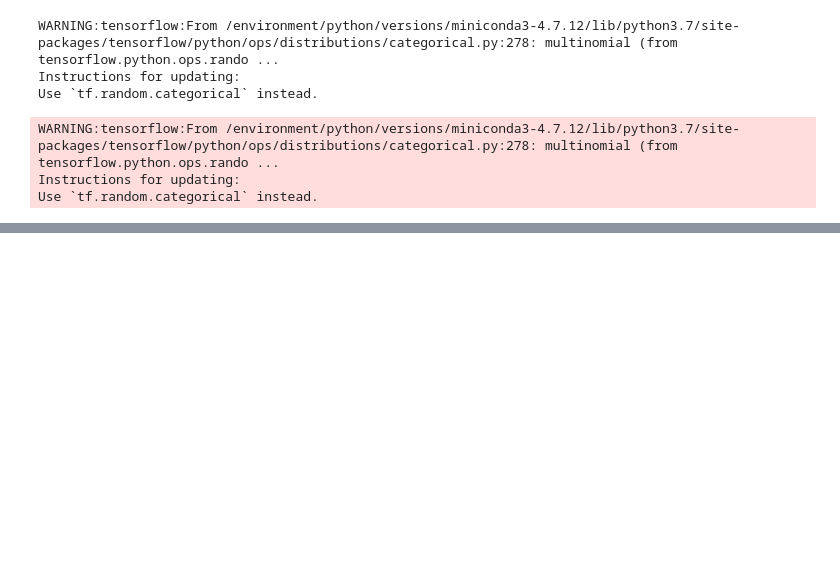
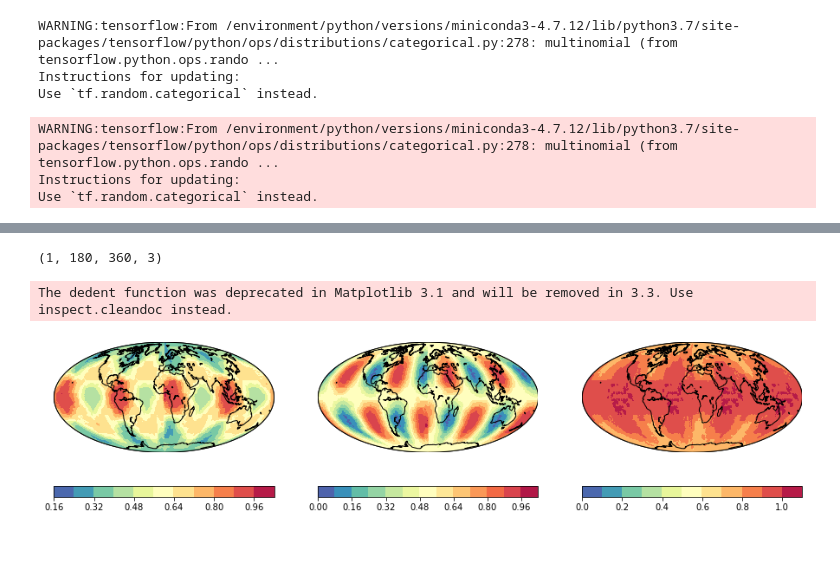
Before and after one commit to yezy17/DIDA_VQ-VAE, a Jupyter notebook: VQVAE_withPixelCNN.ipynb, the cells around one changed output, grey strips where cells are left out. Cells and saved outputs as stored; diff of their text form; code cells hidden in the pictures; blank space fills up the shorter version.

Commit message:
muti sample

```diff
--- a/VQVAE_withPixelCNN.ipynb
+++ b/VQVAE_withPixelCNN.ipynb
@@ -775,34 +780,50 @@ array([3, 3, 3, 3, 3])
 # %%
-rows = ['gt','rec']
-lons = np.arange(0, 360, 360/field.shape[2])
-lats = np.arange(-90,90, 181/field.shape[1])
-fig, axes = plt.subplots(len(rows), len(var_list), figsize=(12,4))
-fig.subplots_adjust(left=0., right=1., bottom=0., top=0.9)
+def recons_sample_single(model, z, item):
+    x = z[item:item+1]
+    recons = model.predict(x)
+    recons = np.argmax(recons, axis=-1)
+    return recons
 
-item = int(np.random.rand()*field_test.shape[0])
-item = 834
-print(item)
-for n_col, str_row in enumerate(var_list):
-    m = Basemap(projection='moll', llcrnrlat=-90, urcrnrlat=90,\
-                llcrnrlon=0, urcrnrlon=360, resolution='c', lon_0=0, ax=axes[0, n_col])
-    m.drawcoastlines()
-    m.drawmapboundary()
-    value_cyclic, lons_cyclic = addcyclic(field_test[item, :, :, n_col], lons)
-    value_cyclic, lons_cyclic = shiftgrid(180., value_cyclic, lons_cyclic, start=False)
-    lon2d, lat2d = np.meshgrid(lons_cyclic, lats)
-    x, y = m(lon2d, lat2d)
-    cs = m.contourf(x, y, value_cyclic, 11, cmap=plt.cm.Spectral_r)
-    cbar = plt.colorbar(cs, orientation='horizontal', shrink=1, ax=axes[0, n_col])
+def pixel_generate(X):
+    """sample from the PixelCNN prior, pixel by pixel"""
+    global prior_sampler
+    for i in range(X.shape[1]):
+        for j in range(X.shape[2]):
+#             if j % 2 == 1:
+#                 sampled = prior_sampler.predict(X)
+#                 X[:, i, j] = sampled[:, i, j]
+            sampled = prior_sampler.predict(X)
+            X[:, i, j] = sampled[:, i, j]
+    return X
 
-rec_field, rec_case = vq_vae.predict(field_test[item:item+1])
-for n_col, str_row in enumerate(var_list):
-    m = Basemap(projection='moll', llcrnrlat=-90, urcrnrlat=90,\
-                llcrnrlon=0, urcrnrlon=360, resolution='c', lon_0=0, ax=axes[1, n_col])
-    m.drawcoastlines()
-    m.drawmapboundary()
-    value_cyclic, lons_cyclic = addcyclic(rec_field[0, :, :, n_col], lons)
-    value_cyclic, lons_cyclic = shiftgrid(180., value_cyclic, lons_cyclic, start=False)
-    lon2d, lat2d = np.meshgrid(lons_cyclic, lats)
-    x, y = m(lon2d, lat2d)
-    cs = m.contourf(x, y, value_cyclic, 11, cmap=plt.cm.Spectral_r)
-    cbar = plt.colorbar(cs, orientation='horizontal', shrink=1, ax=axes[1, n_col])
+
+def generate_muti(prior, codes_sampler, item):
+    """Generate random images by sampling codes from the given prior"""
+    indices = recons_sample_single(pixelcnn_prior, z_test, item)
+#     indices = pixel_generate(indices)
+    zq = codes_sampler(indices)
+    generated = decoder.predict(zq, steps=1)
+    print(generated.shape)
+
+    fig, axes = plt.subplots(1, len(var_list), figsize=(12,4))
+    fig.subplots_adjust(left=0., right=1., bottom=0., top=0.9)
+
+    # item = int(np.random.rand()*field_test.shape[0])
+    for n_col, str_row in enumerate(var_list):
+        m = Basemap(projection='moll', llcrnrlat=-90, urcrnrlat=90,\
+                    llcrnrlon=0, urcrnrlon=360, resolution='c', lon_0=0, ax=axes[n_col])
+        m.drawcoastlines()
+        m.drawmapboundary()
+        value_cyclic, lons_cyclic = addcyclic(generated[0, :, :, n_col], lons)
+        value_cyclic, lons_cyclic = shiftgrid(180., value_cyclic, lons_cyclic, start=False)
+        lon2d, lat2d = np.meshgrid(lons_cyclic, lats)
+        x, y = m(lon2d, lat2d)
+        cs = m.contourf(x, y, value_cyclic, 11, cmap=plt.cm.Spectral_r)
+        cbar = plt.colorbar(cs, orientation='horizontal', shrink=1, ax=axes[n_col])
+
+
+generate_muti(prior_sampler, codes_sampler, 524)
+# %% [output]
+(1, 180, 360, 3)
+The dedent function was deprecated in Matplotlib 3.1 and will be removed in 3.3. Use inspect.cleandoc instead.
+[figure, added]
```
Also changed, not shown: parts of 21 cells of this notebook.
